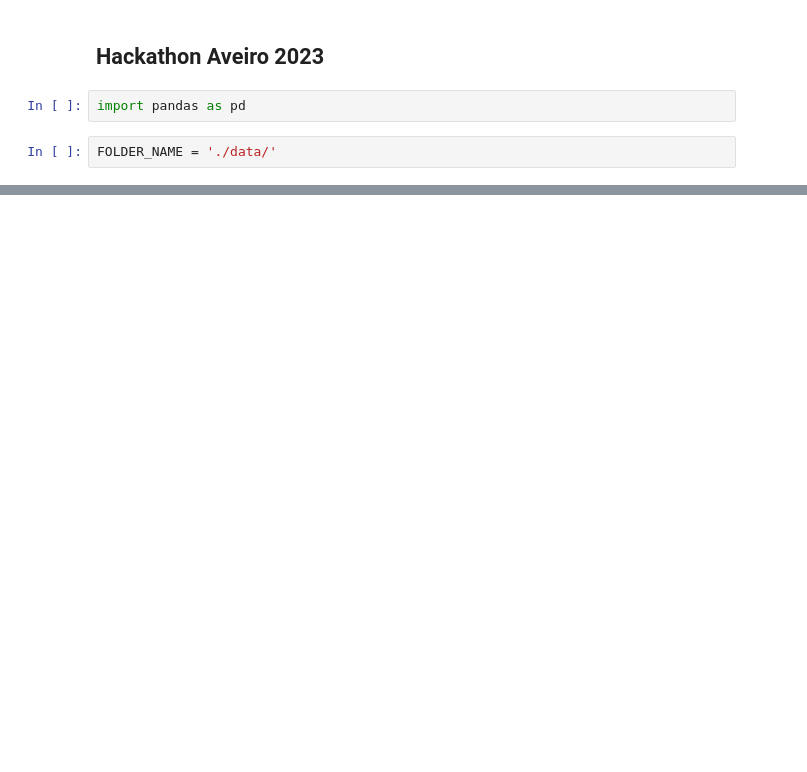
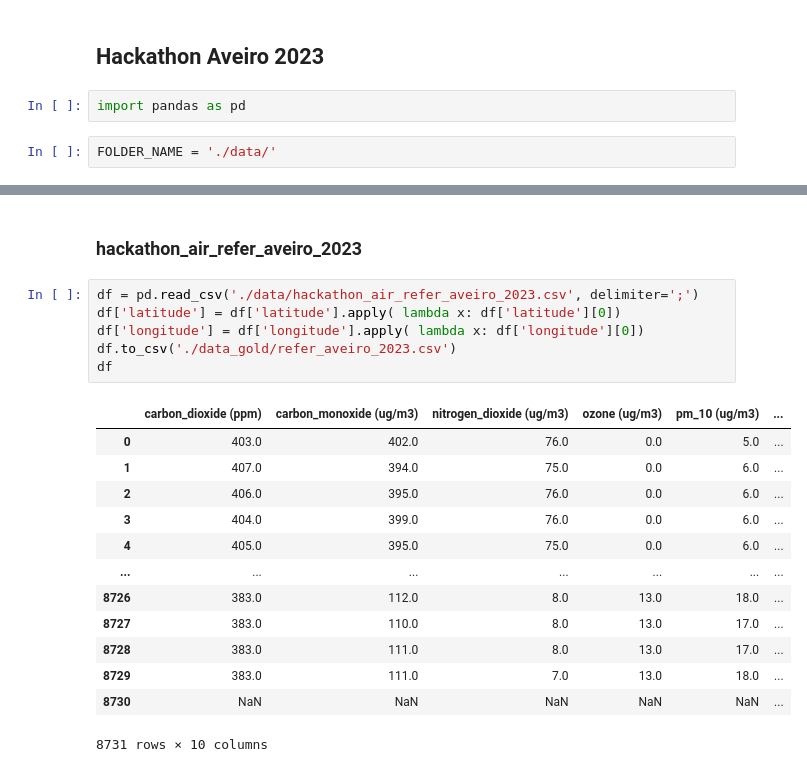
Before and after one commit to lucianlorens/hackathon_aveiro_tecnopolis, a Jupyter notebook: sketch_notebook.ipynb, the cells around one changed output, grey strips where cells are left out. Saved outputs shown, nothing was run; the diff lists cells and outputs as text; blank space fills up the shorter version.

```diff
--- a/sketch_notebook.ipynb
+++ b/sketch_notebook.ipynb
@@ -102,0 +157,22 @@ df
+# %% [markdown]
+###  hackathon_air_refer_aveiro_2023
+# %%
+df = pd.read_csv('./data/hackathon_air_refer_aveiro_2023.csv', delimiter=';')
+df['latitude'] = df['latitude'].apply( lambda x: df['latitude'][0])
+df['longitude'] = df['longitude'].apply( lambda x: df['longitude'][0])
+df.to_csv('./data_gold/refer_aveiro_2023.csv')
+df
+# %% [output]
+|  | carbon_dioxide (ppm) | carbon_monoxide (ug/m3) | nitrogen_dioxide (ug/m3) | ozone (ug/m3) | pm_10 (ug/m3) | ... |
+| 0 | 403.0 | 402.0 | 76.0 | 0.0 | 5.0 | ... |
+| 1 | 407.0 | 394.0 | 75.0 | 0.0 | 6.0 | ... |
+| 2 | 406.0 | 395.0 | 76.0 | 0.0 | 6.0 | ... |
+| 3 | 404.0 | 399.0 | 76.0 | 0.0 | 6.0 | ... |
+| 4 | 405.0 | 395.0 | 75.0 | 0.0 | 6.0 | ... |
+| ... | ... | ... | ... | ... | ... | ... |
+| 8726 | 383.0 | 112.0 | 8.0 | 13.0 | 18.0 | ... |
+| 8727 | 383.0 | 110.0 | 8.0 | 13.0 | 17.0 | ... |
+| 8728 | 383.0 | 111.0 | 8.0 | 13.0 | 17.0 | ... |
+| 8729 | 383.0 | 111.0 | 7.0 | 13.0 | 18.0 | ... |
+| 8730 | NaN | NaN | NaN | NaN | NaN | ... |
+8731 rows × 10 columns
```
Also changed, not shown: parts of 22 cells of this notebook, 2 other files.
